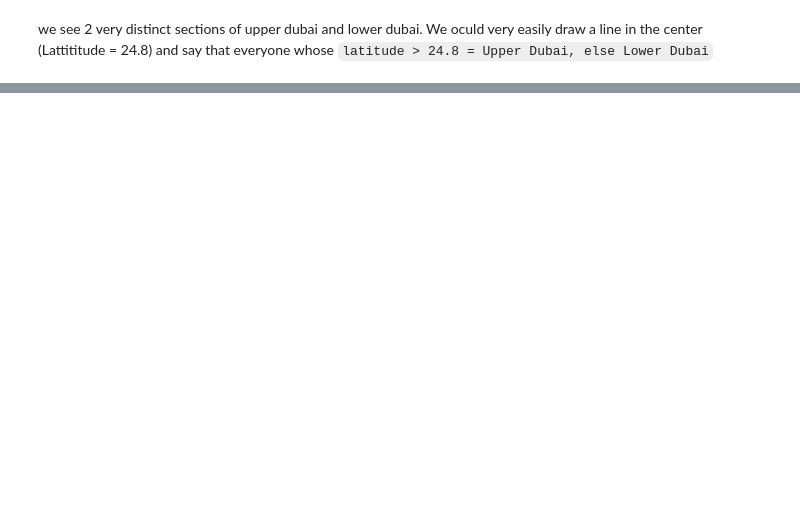
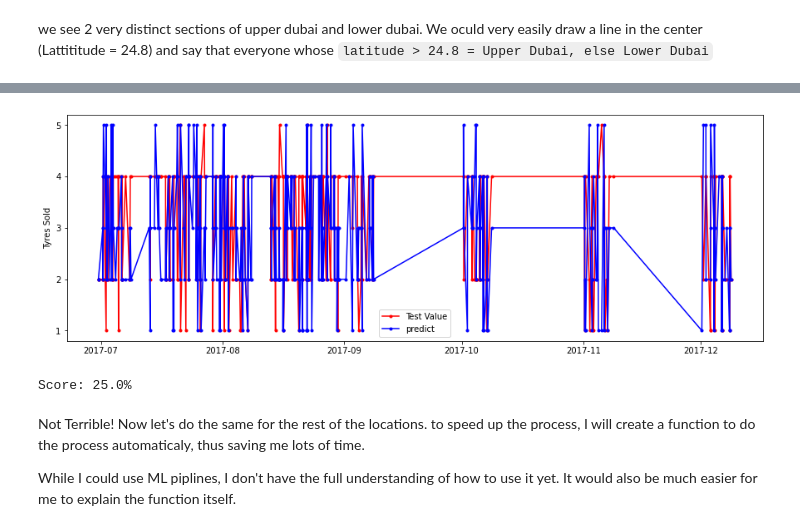
Before and after one commit to musarasheed/pitstop, a Jupyter notebook: Pitstop Arabia.ipynb, the cells around one changed output, grey strips where cells are left out. Saved outputs shown, nothing was run; the diff lists cells and outputs as text; code cells hidden in the pictures; blank space fills up the shorter version.

```diff
--- a/Pitstop Arabia.ipynb
+++ b/Pitstop Arabia.ipynb
@@ -410,20 +374,0 @@ score: 64.7%
-# %%
-scores = []
-for i in range(10,1000,5):
-    model = AR(train)
-    model_fit = model.fit(maxlag=i)
-
-
-    predictions = model_fit.predict(start=len(train), end=len(train)+784)
-
-    new_predictions = []
-    for j in predictions:
-        new_predictions.append(round(j,0))
-
-    points = 0
-    for k in range(len(new_predictions)):
-        if train[k] == new_predictions[k] or train[k] == new_predictions[k]-1 or train[k] == new_predictions[k]+1:
-            points+=1
-        print(k, end = '\r')
-    score = points/len(predictions)
-    scores.append(score)
@@ -455,0 +375,52 @@ Name: QTY Ordered, Length: 785, dtype: int64
+# %%
+from statsmodels.tsa.ar_model import AR #The model of choice
+
+train_percentage = 0.8
+train_size = int(round(len(u_dubai['Order Date']),0) * train_percentage)
+train = u_dubai.loc[0:train_size,['QTY Ordered','Order Date']]
+
+test_size = len(u_dubai['Order Date']) - train_size
+test = u_dubai.loc[train_size : train_size + test_size,['QTY Ordered','Order Date']]
+
+#Instantiating the model and optimizing it.
+model = AR(train['QTY Ordered'])
+model_fit = model.fit(maxlag=600)
+
+
+#Making the predictions nad making sure they have the appropriate date
+predictions = round(model_fit.predict(start=train_size, end=train_size+test_size),0)
+predictions = pd.DataFrame(predictions)
+predictions.columns = ['QTY Ordered']
+predictions['Order Date'] = test['Order Date']
+
+
+#Ensuring reasonable values are predicted
+for j in predictions.index:
+    if predictions.loc[j,'QTY Ordered'] > 5 or predictions.loc[j,'QTY Ordered'] < 1:
+        predictions.loc[j,'QTY Ordered'] = 3
+
+#Plotting
+plt.figure(figsize = (15,5))
+plt.plot(test['Order Date'], test['QTY Ordered'], c="red", label="Test Value", marker='.')
+plt.plot(predictions['Order Date'], predictions['QTY Ordered'], c="blue", label="predict", marker='.')
+plt.ylabel("Tyres Sold")
+plt.yticks(range(1,6,1))
+plt.xticks()
+plt.legend()
+plt.show();
+
+
+#Scoring
+point = 0
+for i in range(len(test)):
+    if list(test['QTY Ordered'])[i] == list(predictions['QTY Ordered'])[i]:
+        point+=1
+score = point / len(predictions)
+print(f"Score: {round(score*100,2)}%")
+# %% [output]
+[figure, added]
+Score: 25.0%
+# %% [markdown]
+Not Terrible! Now let's do the same for the rest of the locations. to speed up the process, I will create a function to do the process automaticaly, thus saving me lots of time.
+
+While I could use ML piplines, I don't have the full understanding of how to use it yet. It would also be much easier for me to explain the function itself.
```
Also changed, not shown: parts of 45 cells of this notebook.
